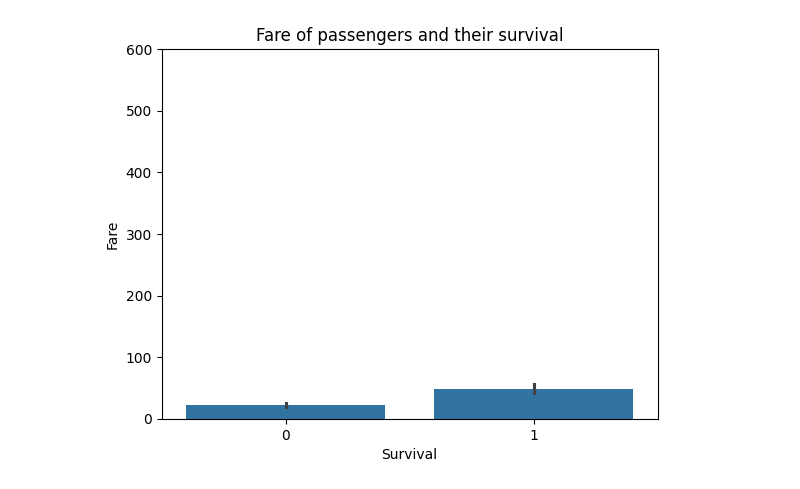
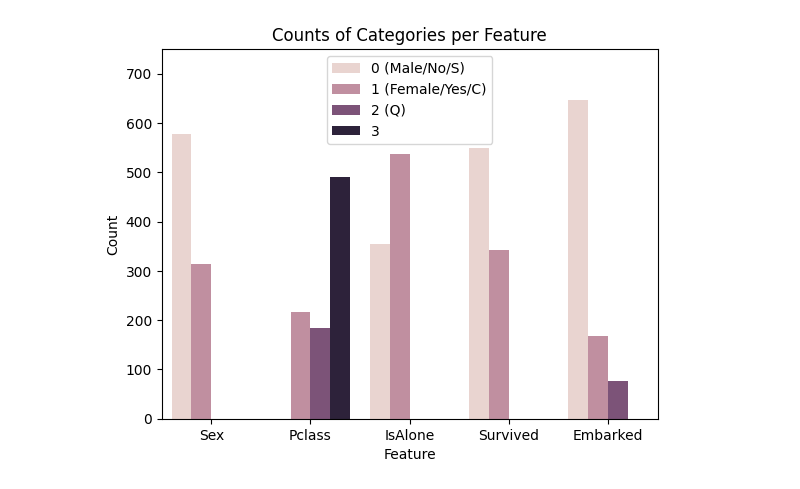
Before and after one commit to MaharLeika18/Data-Mining---Python, a Jupyter notebook: titanic.ipynb, the cells around one changed output. Saved outputs shown, nothing was run; the diff lists cells and outputs as text; code cells hidden in the pictures.

```diff
--- a/titanic.ipynb
+++ b/titanic.ipynb
@@ -23,7 +23,7 @@ data['IsAlone'] = (data['Family'] == 1).astype(int) # Whether they are travellin
 
 # Convert text values into measurable numerical values
 data['Sex'] = data['Sex'].map({'male':0, 'female':1})   # Male = 0, Female = 1
-data = pd.get_dummies(data, columns=['Embarked'], drop_first=True)  # one-hot encode (S, C, Q)
+data['Embarked'] = data['Embarked'].map({'S':0, 'C':1, 'Q':2}) # S = 0, C = 1, Q = 2
 # %%
 # Preview the cleaned data, see what columns can be used for analysis
 print(data.describe()) # Summary
@@ -57,14 +57,15 @@ max    512.329200   11.000000    1.000000
-# %%
-# Compare fare of passengers that survived and those that didn't - Bar chart
-sns.barplot(x='Survived', y='Fare',data=data)
-
-
-plt.title("Fare of passengers and their survival")
-plt.xlabel("Survival")
-plt.ylabel("Fare")
-plt.ylim(0, 600)
-plt.yticks([0, 100, 200, 300, 400, 500, 600])
-
-plt.show()
-# %% [output]
-[figure, removed]
+# %%
+# Display the count of categories across multiple columns - Bar chart
+categories = ['Sex', 'Pclass', 'IsAlone', 'Survived', 'Embarked']
+converted = data[categories].melt(var_name='Feature', value_name='Category')  # Convert the columns into rows
+
+sns.countplot(data=converted, x='Feature', hue='Category')
+plt.title("Counts of Categories per Feature")
+plt.ylabel("Count")
+plt.xlabel("Feature")
+plt.ylim(top=750)
+plt.legend(["0 (Male/No/S)", "1 (Female/Yes/C)", "2 (Q)", "3"])
+
+plt.show()
+# %% [output]
+[figure, added]
```
Also changed, not shown: parts of 7 cells of this notebook.
